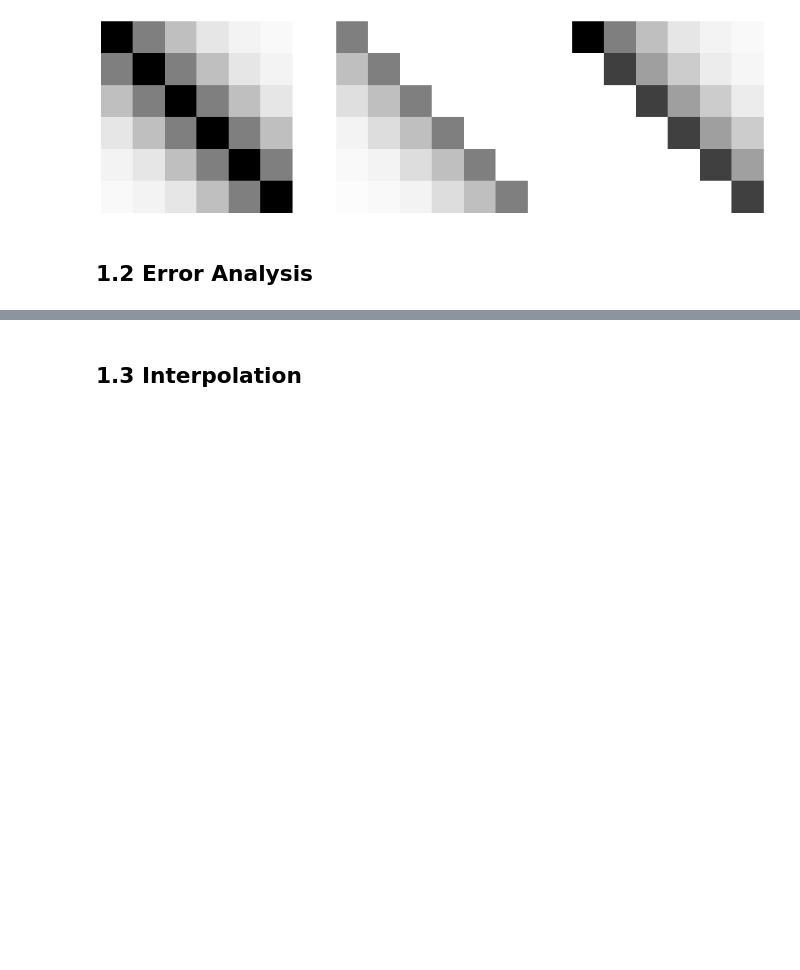
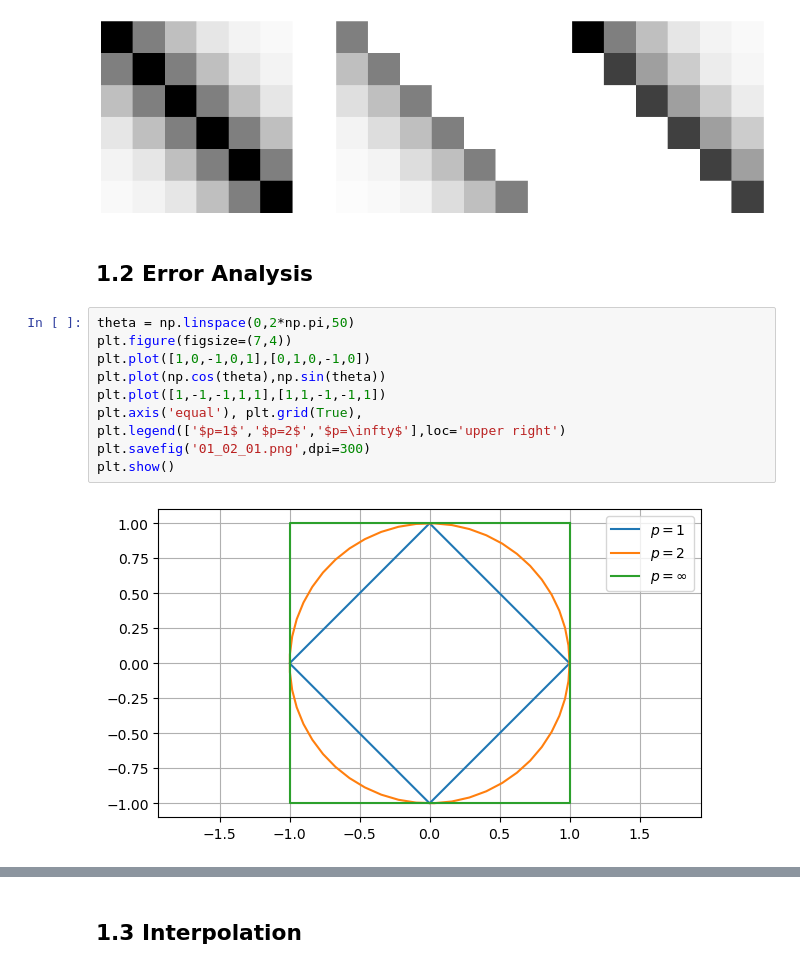
Before and after one commit to UBCMath/MATH307, a Jupyter notebook: img/images.ipynb, the cells around one changed output, grey strips where cells are left out. Cells and saved outputs as stored; diff of their text form; blank space fills up the shorter version.

```diff
--- a/img/images.ipynb
+++ b/img/images.ipynb
@@ -70,6 +72,17 @@ plt.show()
 [figure]
 # %% [markdown]
 ## 1.2 Error Analysis
+# %%
+theta = np.linspace(0,2*np.pi,50)
+plt.figure(figsize=(7,4))
+plt.plot([1,0,-1,0,1],[0,1,0,-1,0])
+plt.plot(np.cos(theta),np.sin(theta))
+plt.plot([1,-1,-1,1,1],[1,1,-1,-1,1])
+plt.axis('equal'), plt.grid(True), plt.legend(['$p=1$','$p=2$','$p=\infty$'],loc='upper right')
+plt.savefig('01_02_01.png',dpi=300)
+plt.show()
+# %% [output]
+[figure, added]
 # %%
 theta = -np.pi/4
 d1 = 1.5*np.sqrt(2)
```
Also changed, not shown: parts of 10 cells of this notebook, 5 other files.
